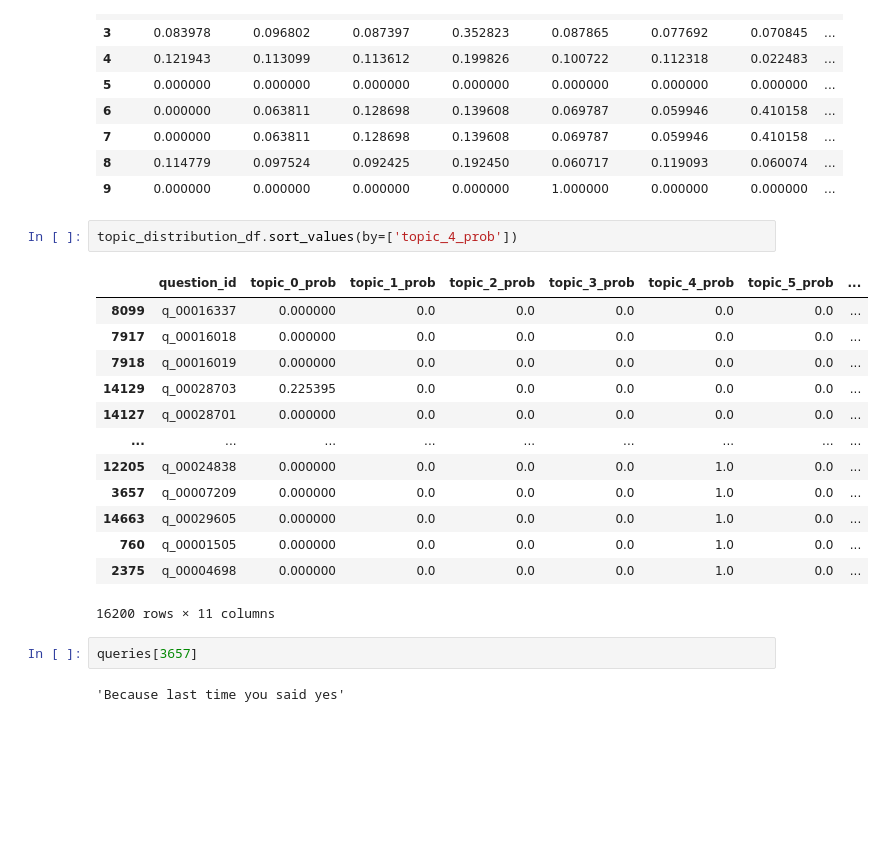
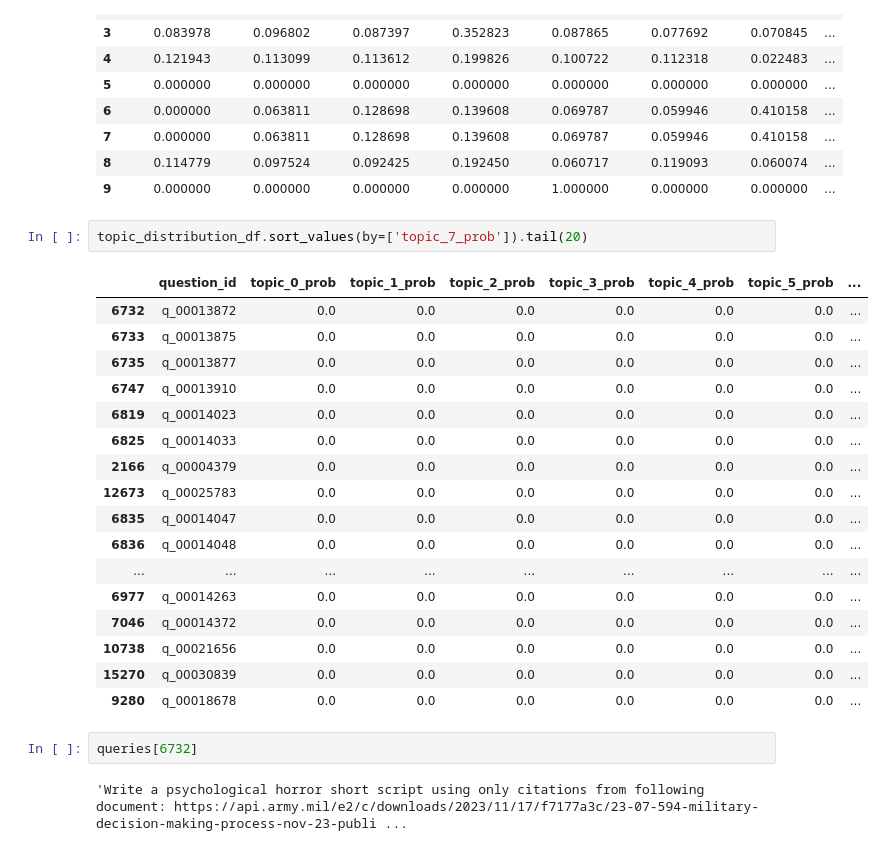
Before and after one commit to yang3kc/ai_search_arena, a Jupyter notebook: notebooks/topic_modeling.ipynb, the cells around one changed output. Saved outputs shown, nothing was run; the diff lists cells and outputs as text; blank space fills up the shorter version.

```diff
--- a/notebooks/topic_modeling.ipynb
+++ b/notebooks/topic_modeling.ipynb
@@ -230,22 +219,26 @@ topic_distribution_df[topic_cols]
 | 8 | 0.114779 | 0.097524 | 0.092425 | 0.192450 | 0.060717 | 0.119093 | 0.060074 | ... |
 | 9 | 0.000000 | 0.000000 | 0.000000 | 0.000000 | 1.000000 | 0.000000 | 0.000000 | ... |
 # %%
-topic_distribution_df.sort_values(by=['topic_4_prob'])
+topic_distribution_df.sort_values(by=['topic_7_prob']).tail(20)
 # %% [output]
 |  | question_id | topic_0_prob | topic_1_prob | topic_2_prob | topic_3_prob | topic_4_prob | topic_5_prob | ... |
-| 8099 | q_00016337 | 0.000000 | 0.0 | 0.0 | 0.0 | 0.0 | 0.0 | ... |
-| 7917 | q_00016018 | 0.000000 | 0.0 | 0.0 | 0.0 | 0.0 | 0.0 | ... |
-| 7918 | q_00016019 | 0.000000 | 0.0 | 0.0 | 0.0 | 0.0 | 0.0 | ... |
-| 14129 | q_00028703 | 0.225395 | 0.0 | 0.0 | 0.0 | 0.0 | 0.0 | ... |
-| 14127 | q_00028701 | 0.000000 | 0.0 | 0.0 | 0.0 | 0.0 | 0.0 | ... |
+| 6732 | q_00013872 | 0.0 | 0.0 | 0.0 | 0.0 | 0.0 | 0.0 | ... |
+| 6733 | q_00013875 | 0.0 | 0.0 | 0.0 | 0.0 | 0.0 | 0.0 | ... |
+| 6735 | q_00013877 | 0.0 | 0.0 | 0.0 | 0.0 | 0.0 | 0.0 | ... |
+| 6747 | q_00013910 | 0.0 | 0.0 | 0.0 | 0.0 | 0.0 | 0.0 | ... |
+| 6819 | q_00014023 | 0.0 | 0.0 | 0.0 | 0.0 | 0.0 | 0.0 | ... |
+| 6825 | q_00014033 | 0.0 | 0.0 | 0.0 | 0.0 | 0.0 | 0.0 | ... |
+| 2166 | q_00004379 | 0.0 | 0.0 | 0.0 | 0.0 | 0.0 | 0.0 | ... |
+| 12673 | q_00025783 | 0.0 | 0.0 | 0.0 | 0.0 | 0.0 | 0.0 | ... |
+| 6835 | q_00014047 | 0.0 | 0.0 | 0.0 | 0.0 | 0.0 | 0.0 | ... |
+| 6836 | q_00014048 | 0.0 | 0.0 | 0.0 | 0.0 | 0.0 | 0.0 | ... |
 | ... | ... | ... | ... | ... | ... | ... | ... | ... |
-| 12205 | q_00024838 | 0.000000 | 0.0 | 0.0 | 0.0 | 1.0 | 0.0 | ... |
-| 3657 | q_00007209 | 0.000000 | 0.0 | 0.0 | 0.0 | 1.0 | 0.0 | ... |
-| 14663 | q_00029605 | 0.000000 | 0.0 | 0.0 | 0.0 | 1.0 | 0.0 | ... |
-| 760 | q_00001505 | 0.000000 | 0.0 | 0.0 | 0.0 | 1.0 | 0.0 | ... |
-| 2375 | q_00004698 | 0.000000 | 0.0 | 0.0 | 0.0 | 1.0 | 0.0 | ... |
+| 6977 | q_00014263 | 0.0 | 0.0 | 0.0 | 0.0 | 0.0 | 0.0 | ... |
+| 7046 | q_00014372 | 0.0 | 0.0 | 0.0 | 0.0 | 0.0 | 0.0 | ... |
+| 10738 | q_00021656 | 0.0 | 0.0 | 0.0 | 0.0 | 0.0 | 0.0 | ... |
+| 15270 | q_00030839 | 0.0 | 0.0 | 0.0 | 0.0 | 0.0 | 0.0 | ... |
+| 9280 | q_00018678 | 0.0 | 0.0 | 0.0 | 0.0 | 0.0 | 0.0 | ... |
-16200 rows × 11 columns
 # %%
-queries[3657]
+queries[6732]
 # %% [output]
-'Because last time you said yes'
+'Write a psychological horror short script using only citations from following document: https://api.army.mil/e2/c/downloads/2023/11/17/f7177a3c/23-07-594-military-decision-making-process-nov-23-publi ...
```
Also changed, not shown: parts of 1 cell of this notebook, 4 other files.
